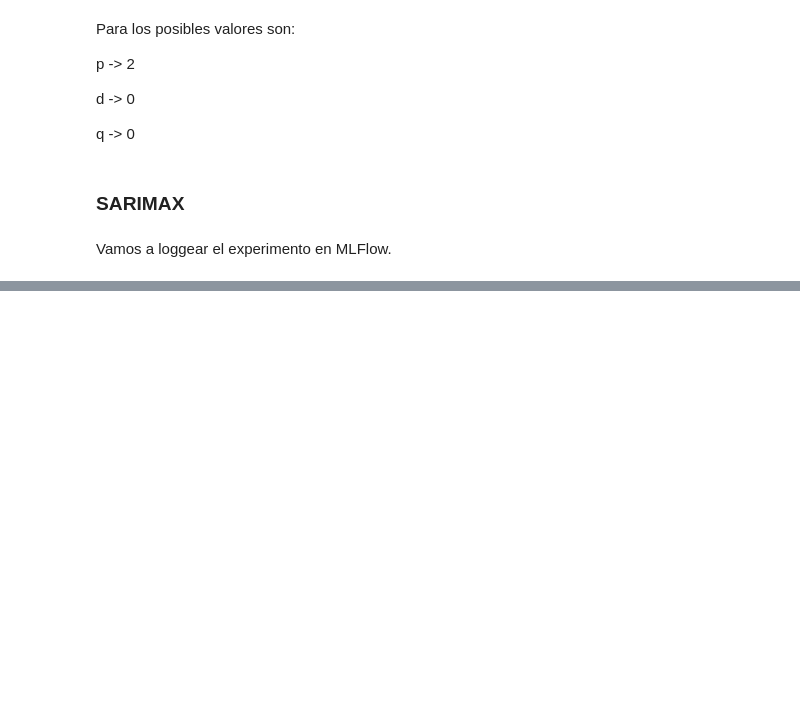
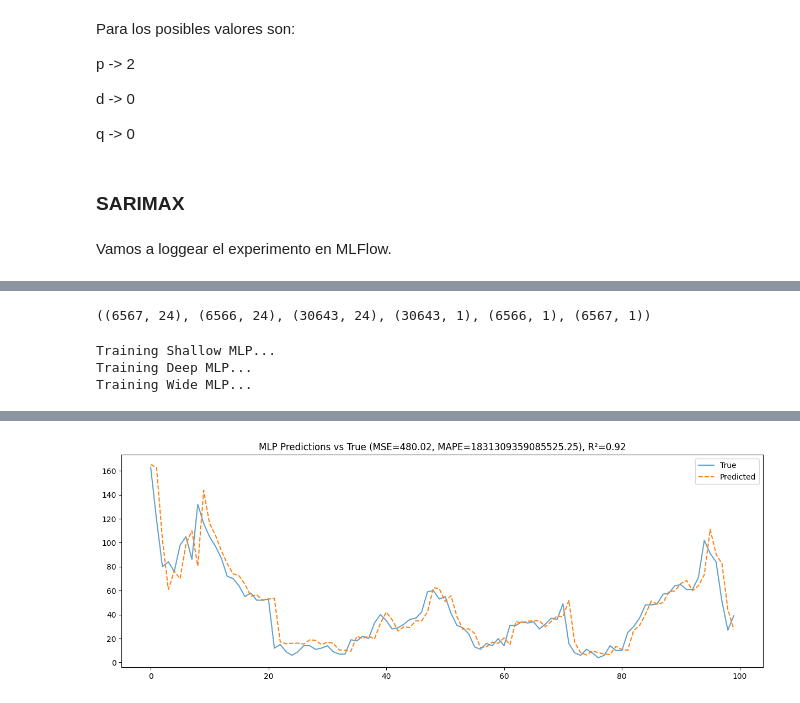
Before and after one commit to daduke1/proyecto-modelos, a Jupyter notebook: regression.ipynb, the cells around one changed output, grey strips where cells are left out. Cells and saved outputs as stored; diff of their text form; code cells hidden in the pictures; blank space fills up the shorter version.

```diff
--- a/regression.ipynb
+++ b/regression.ipynb
@@ -1214,0 +1128,10 @@ El modelo SARIMAX dió las siguientes métricas:
+# %%
+X_train_mlp = univariate_data['X_train_mlp']
+X_val_mlp = univariate_data['X_val_mlp']
+X_test_mlp = univariate_data['X_test_mlp']
+y_train = univariate_data['y_train']
+y_val = univariate_data['y_val']
+y_test = univariate_data['y_test']
+X_test_mlp.shape, X_val_mlp.shape, X_train_mlp.shape, y_train.shape, y_val.shape, y_test.shape
+# %% [output]
+((6567, 24), (6566, 24), (30643, 24), (30643, 1), (6566, 1), (6567, 1))
@@ -1214,0 +1288,24 @@ El modelo SARIMAX dió las siguientes métricas:
+# %%
+results_mlp = build_train_mlps(
+    X_train_mlp,
+    y_train,
+    X_val_mlp,
+    y_val,
+    n_future=n_future,
+    epochs=30,
+    batch_size=32
+)
+# %% [output]
+Training Shallow MLP...
+Training Deep MLP...
+Training Wide MLP...
+# %%
+mlp_shallow_metrics = evaluate_model(
+    model=results_mlp['models']['shallow'],
+    X_test=X_test_mlp,
+    y_test=y_test,
+    model_type='mlp',
+    scaler=univariate_data['scaler'],
+    n_future=n_future
+)
+# %% [output]
@@ -1214,0 +1313 @@ El modelo SARIMAX dió las siguientes métricas:
+[figure, added]
```
Also changed, not shown: parts of 23 cells of this notebook, 1 other file.
